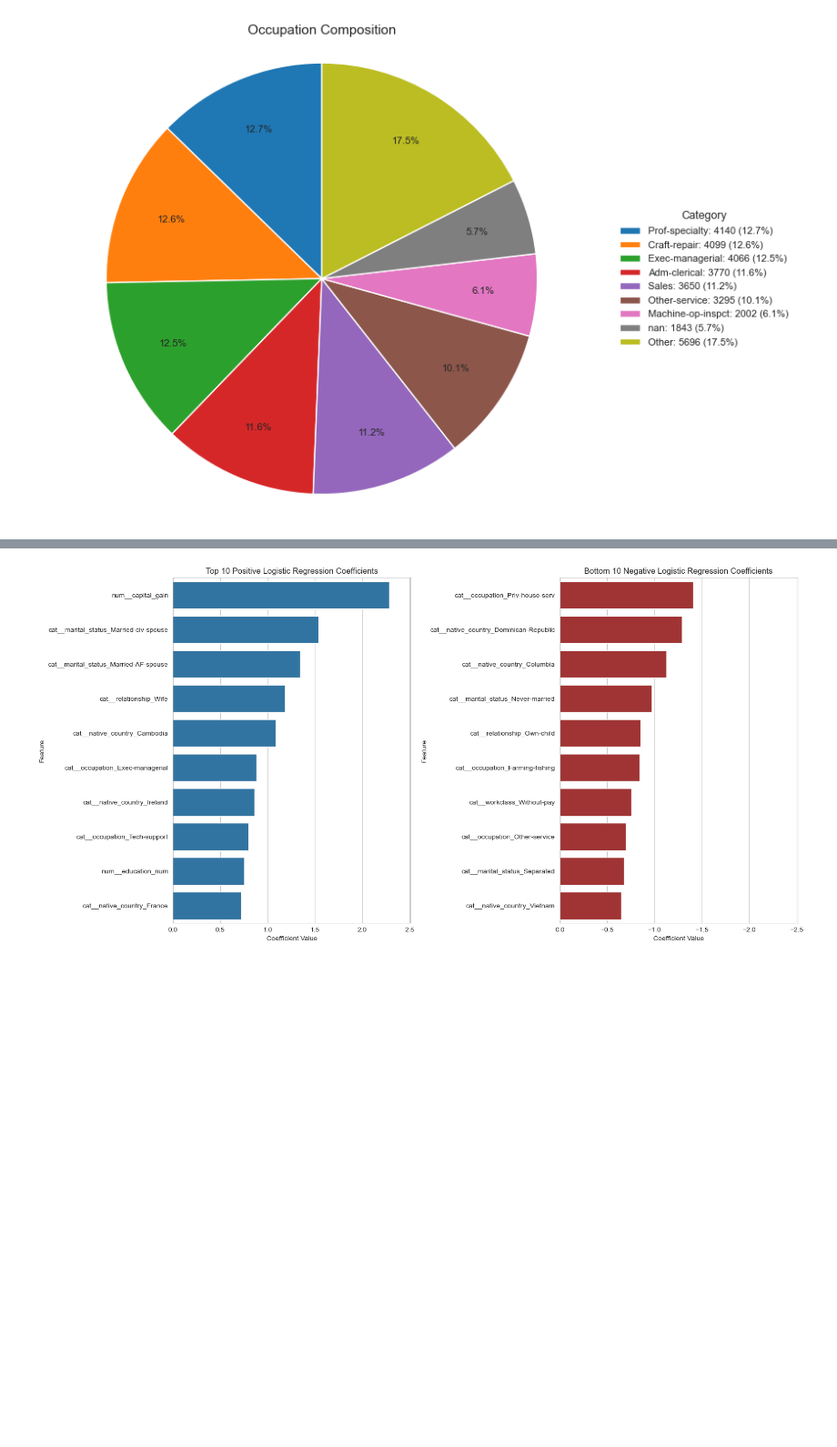
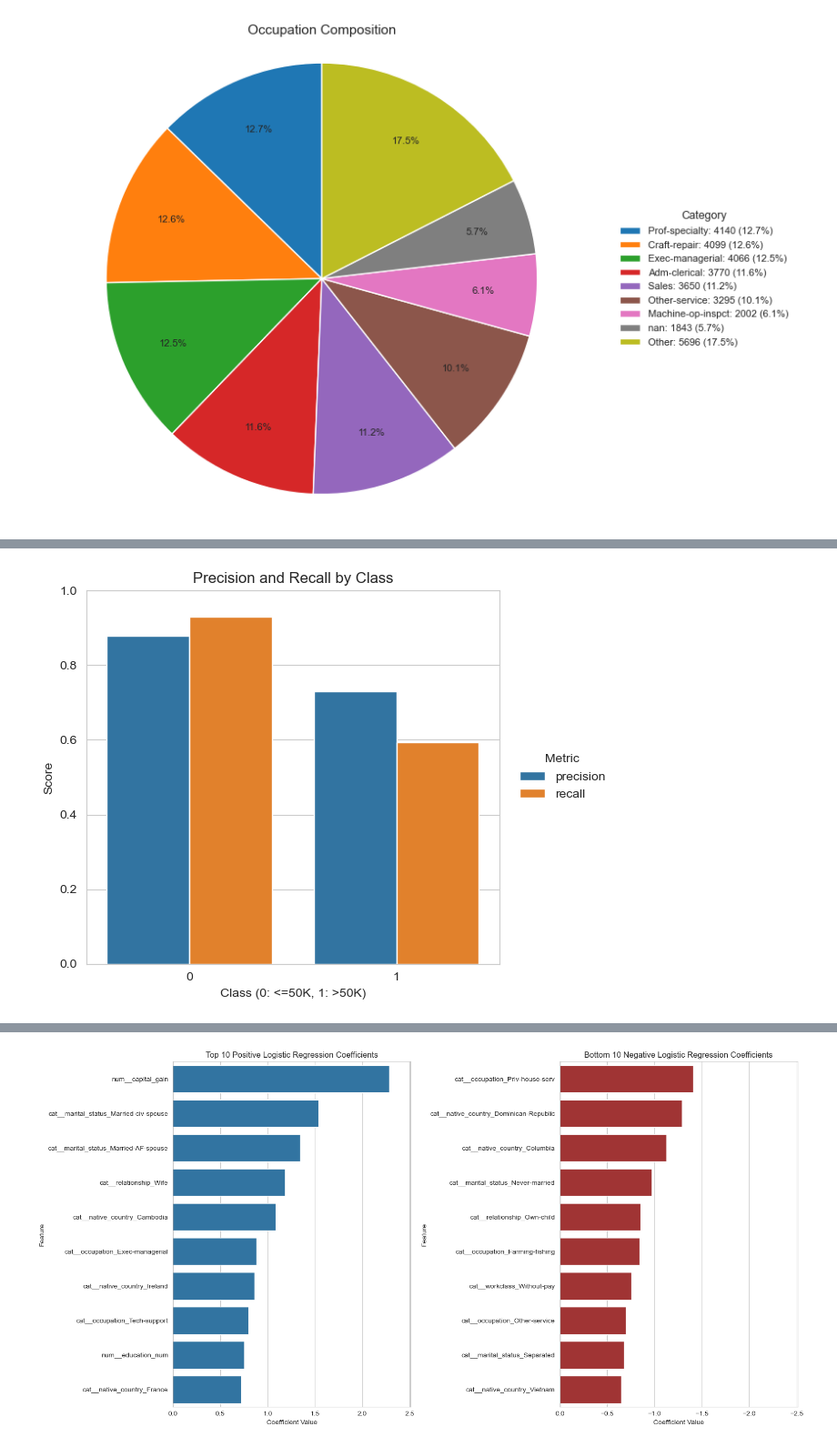
Before and after one commit to Hlpred2/MATH_3180_Project_1, a Jupyter notebook: Logistic_Regression.ipynb, the cells around one changed output, grey strips where cells are left out. Shown at 91% size. Drawn from its saved outputs; the diff is of its cells as text; code cells hidden in the pictures; blank space fills up the shorter version.

```diff
--- a/Logistic_Regression.ipynb
+++ b/Logistic_Regression.ipynb
@@ -261,14 +260,21 @@ weighted avg       0.84      0.85      0.84      8141
 # %%
-import os
-import matplotlib.pyplot as plt
-import seaborn as sns
-from sklearn.metrics import confusion_matrix
-
+# Compute evaluation metrics, visualize precision/recall and confusion matrix heat map, and export confusion matrix.
+accuracy = accuracy_score(y_test, y_pred)
 cm = confusion_matrix(y_test, y_pred)
 
-# Export matrix for cross-model comparison plots.
-os.makedirs("exports", exist_ok=True)
-lr_cm_path = os.path.join("exports", "logistic_regression_confusion_matrix.csv")
-np.savetxt(lr_cm_path, cm, fmt="%d", delimiter=",")
-print(f"Saved Logistic Regression confusion matrix to: {lr_cm_path}")
+print("Accuracy:", accuracy)
+print("\nConfusion matrix:\n", cm)
+print("\nClassification report:\n", classification_report(y_test, y_pred))
+
+# Visualize precision and recall from the classification report (same layout as Naive Bayes notebook).
+report_dict = classification_report(y_test, y_pred, output_dict=True)
+report_df = pd.DataFrame(report_dict).T
+
+# Keep only class rows (exclude accuracy/macro avg/weighted avg).
+class_rows = [str(c) for c in sorted(set(y_test))]
+metrics_df = report_df.loc[class_rows, ["precision", "recall"]].reset_index()
+metrics_df = metrics_df.rename(columns={"index": "class"})
+metrics_long = metrics_df.melt(id_vars="class", var_name="metric", value_name="score")
+
+display(metrics_df)
 # %% [output]
@@ -275,0 +299,20 @@ Saved Logistic Regression confusion matrix to: exports\logistic_regression_confu
+# %%
+
+fig, ax = plt.subplots(figsize=(8, 5))
+sns.barplot(
+    data=metrics_long,
+    x="class",
+    y="score",
+    hue="metric",
+    palette=["#1f77b4", "#ff7f0e"],
+    ax=ax
+    )
+ax.set_ylim(0, 1)
+ax.set_title("Precision and Recall by Class")
+ax.set_xlabel("Class (0: <=50K, 1: >50K)")
+ax.set_ylabel("Score")
+ax.legend(title="Metric", loc="center left", bbox_to_anchor=(1.02, 0.5), frameon=False)
+fig.tight_layout(rect=[0, 0, 0.82, 1])
+plt.show()
+# %% [output]
+[figure, added]
```
Also changed, not shown: parts of 13 cells of this notebook, 3 other files.
